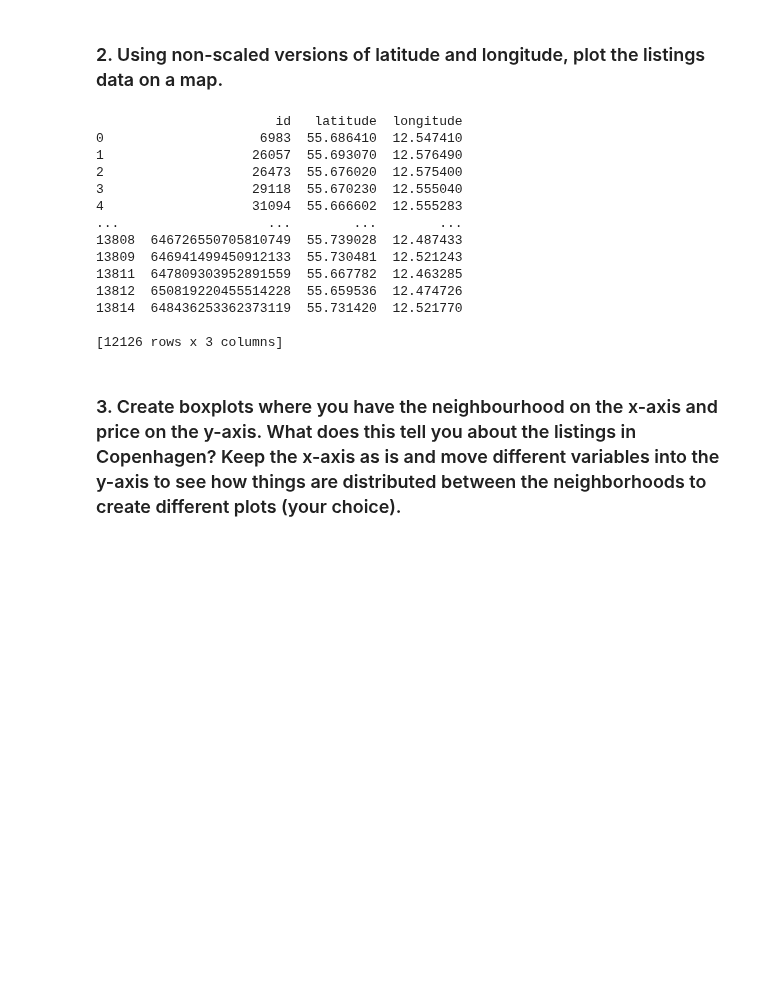
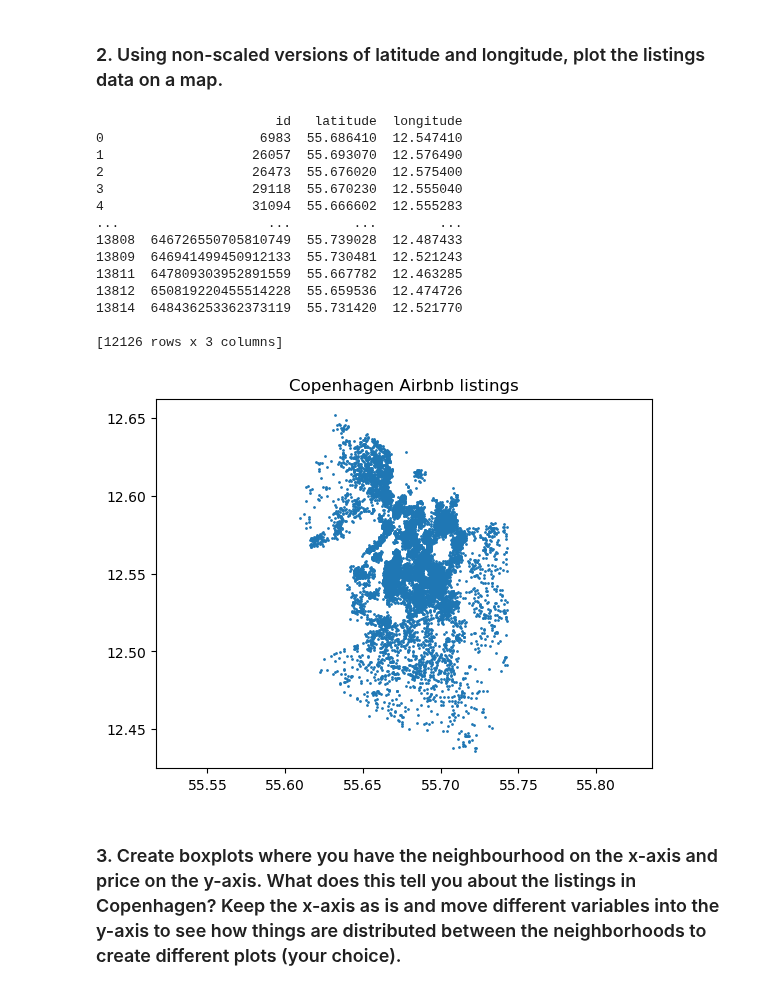
Before and after one commit to Dogmeat2000/MAL1-Python, a Jupyter notebook: Assignment 1/1. Getting started - Copenhagen Airbnb.ipynb, the cells around one changed output. Cells and saved outputs as stored; diff of their text form; code cells hidden in the pictures; blank space fills up the shorter version.

```diff
--- a/Assignment 1/1. Getting started - Copenhagen Airbnb.ipynb
+++ b/Assignment 1/1. Getting started - Copenhagen Airbnb.ipynb
@@ -269,26 +269,41 @@ Looking at the dataset printed above, we can see that only 1/20 names are anywhe
 # %%
 # We re-use the data that was initially filtered/cleaned:
 data_with_neighborhoods_cleansed = data_filtered
 
 ## Lets remove all non-relevant columns:
 data_with_lon_lat = pd.DataFrame({'id': data_with_neighborhoods_cleansed['id'], 'latitude': data_with_neighborhoods_cleansed['latitude'], 'longitude': data_with_neighborhoods_cleansed['longitude'] })
 pd.set_option('display.max_rows', 20)
 print(data_with_lon_lat)
+
+# Iterate through each entry in the data set and plot to x-axis array and y-axis array:
+import matplotlib.pyplot as plt
+x_axis = []
+y_axis = []
+
+for row in data_with_lon_lat.itertuples():
+    x_axis.append(row.latitude)
+    y_axis.append(row.longitude)
+
+plt.scatter(x_axis, y_axis, s=1)
+plt.title("Copenhagen Airbnb listings")
+plt.axis('equal')
+plt.grid(which='minor')
 # %% [output]
                        id   latitude  longitude
 0                    6983  55.686410  12.547410
 1                   26057  55.693070  12.576490
 2                   26473  55.676020  12.575400
 3                   29118  55.670230  12.555040
 4                   31094  55.666602  12.555283
 ...                   ...        ...        ...
 13808  646726550705810749  55.739028  12.487433
 13809  646941499450912133  55.730481  12.521243
 13811  647809303952891559  55.667782  12.463285
 13812  650819220455514228  55.659536  12.474726
 13814  648436253362373119  55.731420  12.521770
 
 [12126 rows x 3 columns]
+[figure, added]
 # %% [markdown]
 ### 3. Create boxplots where you have the neighbourhood on the x-axis and price on the y-axis. What does this tell you about the listings in Copenhagen? Keep the x-axis as is and move different variables into the y-axis to see how things are distributed between the neighborhoods to create different plots (your choice).
 # %%
```
